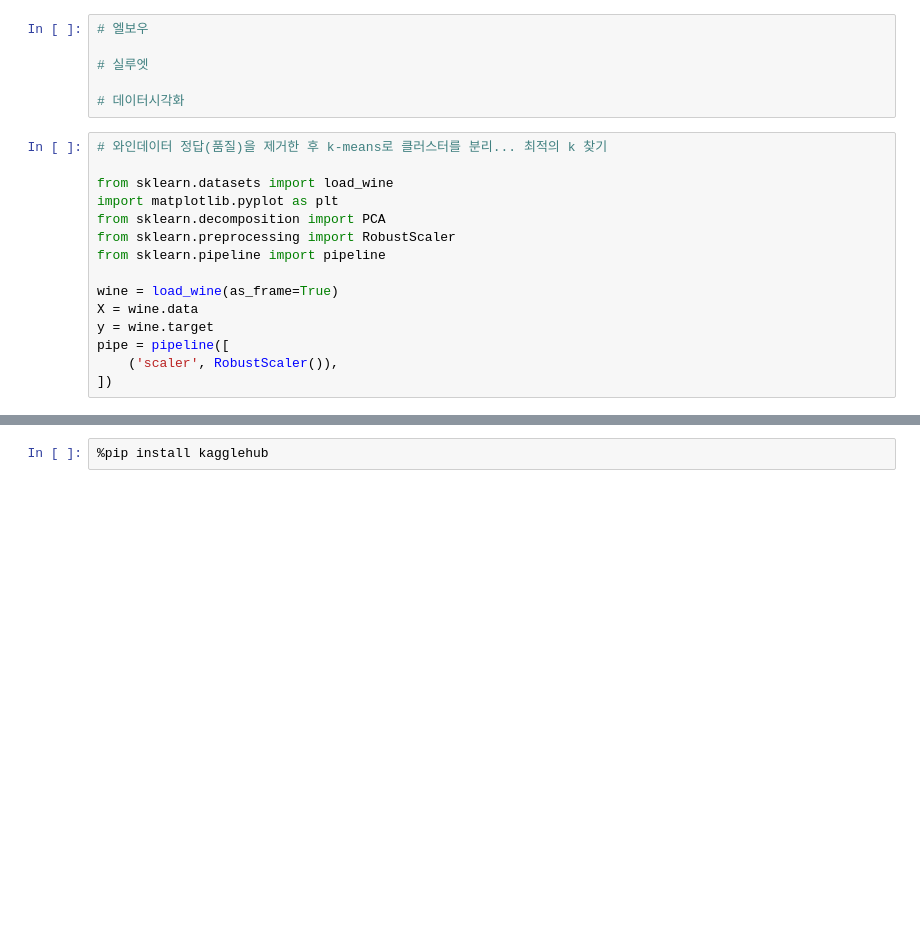
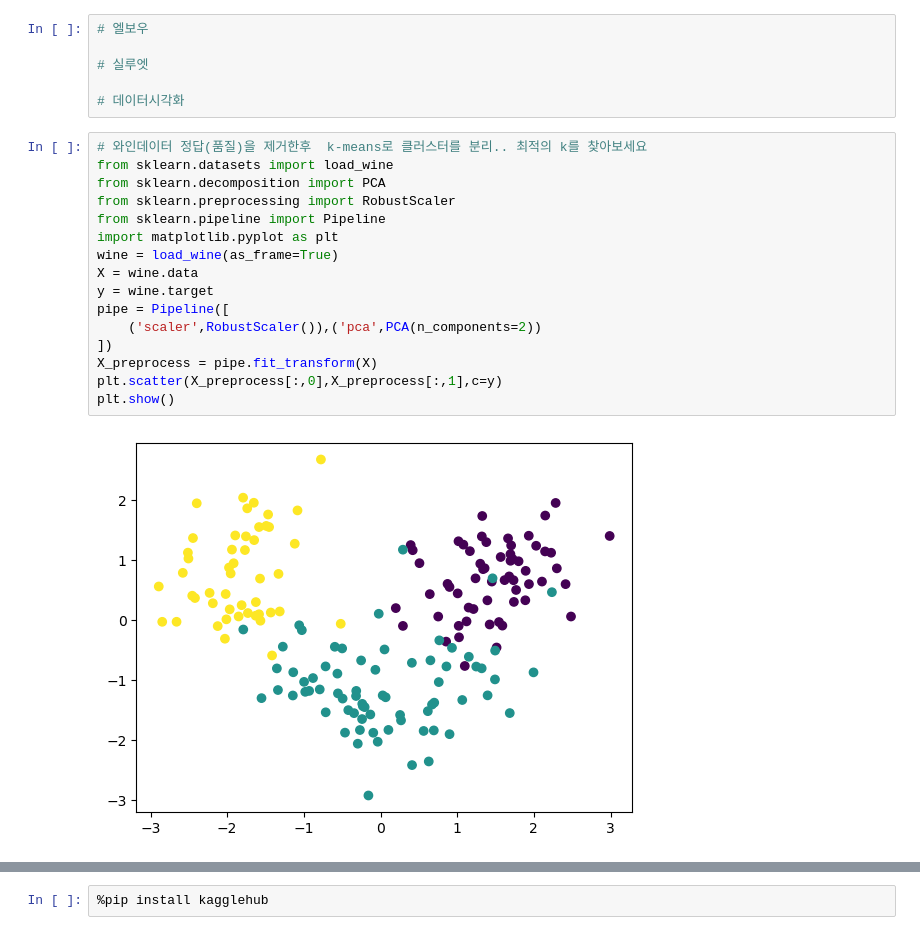
Before and after one commit to qkfmadl0-create/----, a Jupyter notebook: 09_2_군집/001.ipynb, the cells around one changed output, grey strips where cells are left out. Saved outputs shown, nothing was run; the diff lists cells and outputs as text; blank space fills up the shorter version.

```diff
--- a/09_2_군집/001.ipynb
+++ b/09_2_군집/001.ipynb
@@ -195,17 +195,20 @@ np.argmax(scores) + 2
 
 # 데이터시각화
 # %%
-# 와인데이터 정답(품질)을 제거한 후 k-means로 클러스터를 분리... 최적의 k 찾기
-
+# 와인데이터 정답(품질)을 제거한후  k-means로 클러스터를 분리.. 최적의 k를 찾아보세요
 from sklearn.datasets import load_wine
-import matplotlib.pyplot as plt
 from sklearn.decomposition import PCA
 from sklearn.preprocessing import RobustScaler
-from sklearn.pipeline import pipeline
-
+from sklearn.pipeline import Pipeline
+import matplotlib.pyplot as plt
 wine = load_wine(as_frame=True)
 X = wine.data
 y = wine.target
-pipe = pipeline([
-    ('scaler', RobustScaler()),
+pipe = Pipeline([
+    ('scaler',RobustScaler()),('pca',PCA(n_components=2))
 ])
+X_preprocess = pipe.fit_transform(X)
+plt.scatter(X_preprocess[:,0],X_preprocess[:,1],c=y)
+plt.show()
+# %% [output]
+[figure, added]
```
Also changed, not shown: parts of 2 cells of this notebook.
